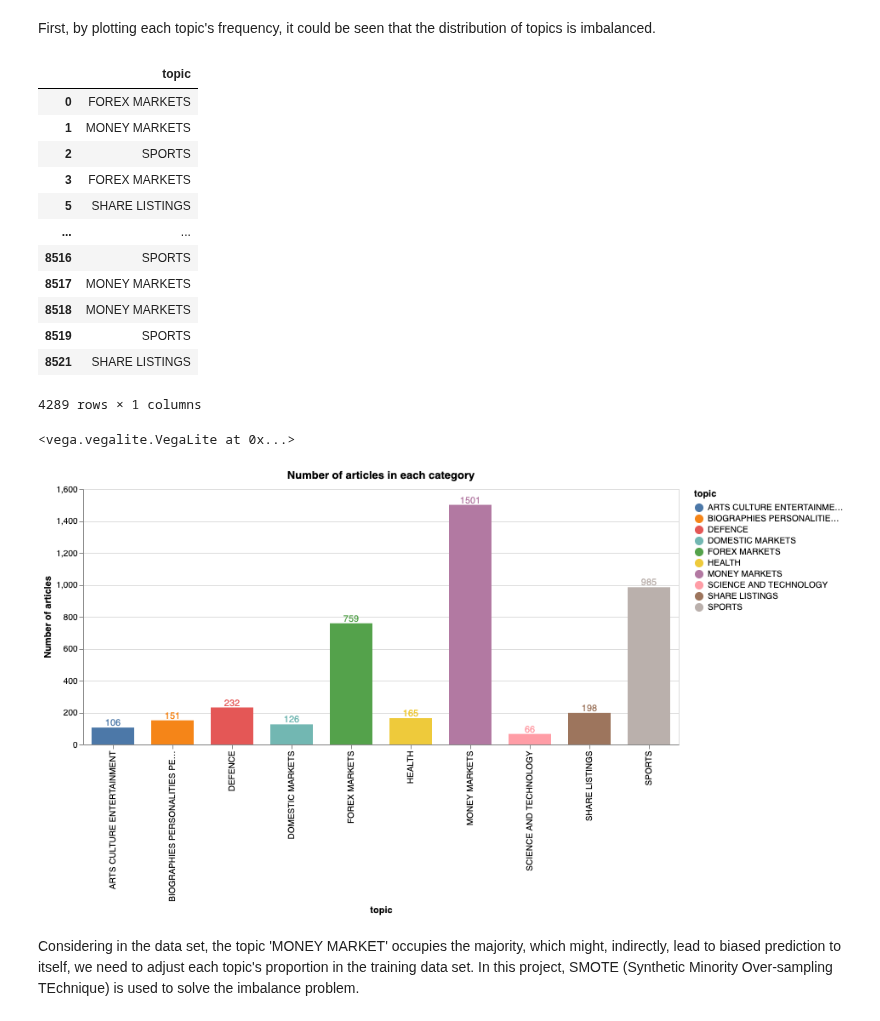
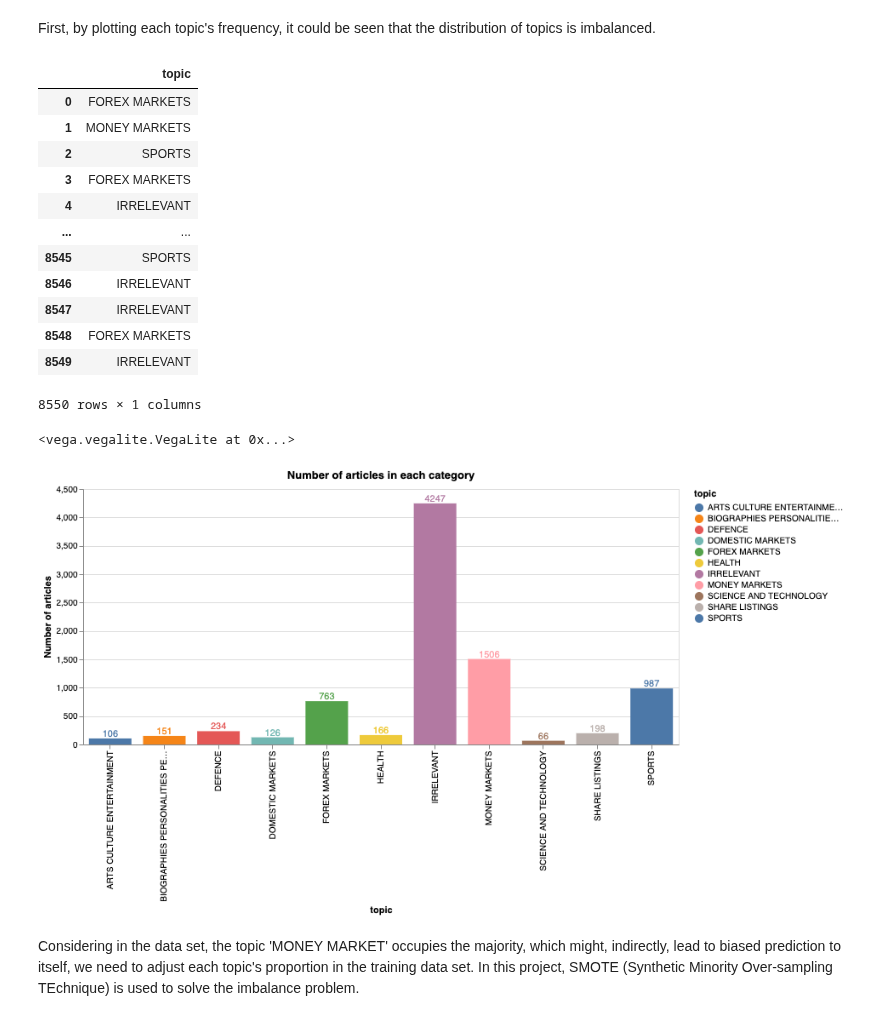
Before and after one commit to HenryLiangzy/COMP9417_Project, a Jupyter notebook: Raymond's Work.ipynb, the cells around one changed output. Drawn from its saved outputs; the diff is of its cells as text; code cells hidden in the pictures.

```diff
--- a/Raymond's Work.ipynb
+++ b/Raymond's Work.ipynb
@@ -38,14 +43,15 @@ df.head(5)
 | 3 | 4 | open,forint,forint,forint,forint,... | FOREX MARKETS |
 | 4 | 5 | morn,complet,weekend,minut,minut,... | IRRELEVANT |
 # %%
-df = df[df.topic!='IRRELEVANT'] # We remove rows that are "IRRELEVANT"
-data_x = df.article_words
-data_y = df.topic
+#new_df = df[df.topic!='IRRELEVANT'] # We remove rows that are "IRRELEVANT"
+new_df = df
+data_x = new_df.article_words
+data_y = new_df.topic
 
 train_x,dev_x,train_y,dev_y = train_test_split(data_x,data_y,test_size = 0.1,shuffle=False)
 le = preprocessing.LabelEncoder()
 en_train_y = le.fit_transform(train_y)
 en_dev_y = le.fit_transform(dev_y)
-categories=list(set(df['topic']))
-print(categories)
+topics=list(set(df['topic']))
+print(topics)
 # %% [output]
@@ -95,38 +101,39 @@ train_y.to_frame()
 | 1 | MONEY MARKETS |
 | 2 | SPORTS |
 | 3 | FOREX MARKETS |
-| 5 | SHARE LISTINGS |
+| 4 | IRRELEVANT |
 | ... | ... |
-| 8516 | SPORTS |
-| 8517 | MONEY MARKETS |
-| 8518 | MONEY MARKETS |
-| 8519 | SPORTS |
-| 8521 | SHARE LISTINGS |
+| 8545 | SPORTS |
+| 8546 | IRRELEVANT |
+| 8547 | IRRELEVANT |
+| 8548 | FOREX MARKETS |
+| 8549 | IRRELEVANT |
-4289 rows × 1 columns
+8550 rows × 1 columns
 # %%
+alt.data_transformers.disable_max_rows()
 bars = alt.Chart(train_y.to_frame()).mark_bar(size=50).encode(
     x=alt.X("topic"),
     y=alt.Y("count():Q", axis=alt.Axis(title='Number of articles')),
     tooltip=[alt.Tooltip('count()', title='Number of articles'), 'topic'],
     color='topic'
 
 )
 
 text = bars.mark_text(
     align='center',
     baseline='bottom',
 ).encode(
     text='count()'
 )
 
 (bars + text).properties(
     height=300,
     width=700,
     title = "Number of articles in each category",
 )
 # %% [output]
 <vega.vegalite.VegaLite at 0x...>
-[figure, old version]
+[figure, new version]
 # %% [markdown]
 Considering in the data set, the topic 'MONEY MARKET' occupies the majority, which might, indirectly, lead to biased prediction to itself, we need to adjust each topic's proportion in the training data set. In this project, SMOTE (Synthetic Minority Over-sampling TEchnique) is used to solve the imbalance problem.
 # %%
```
Also changed, not shown: parts of 16 cells of this notebook.
